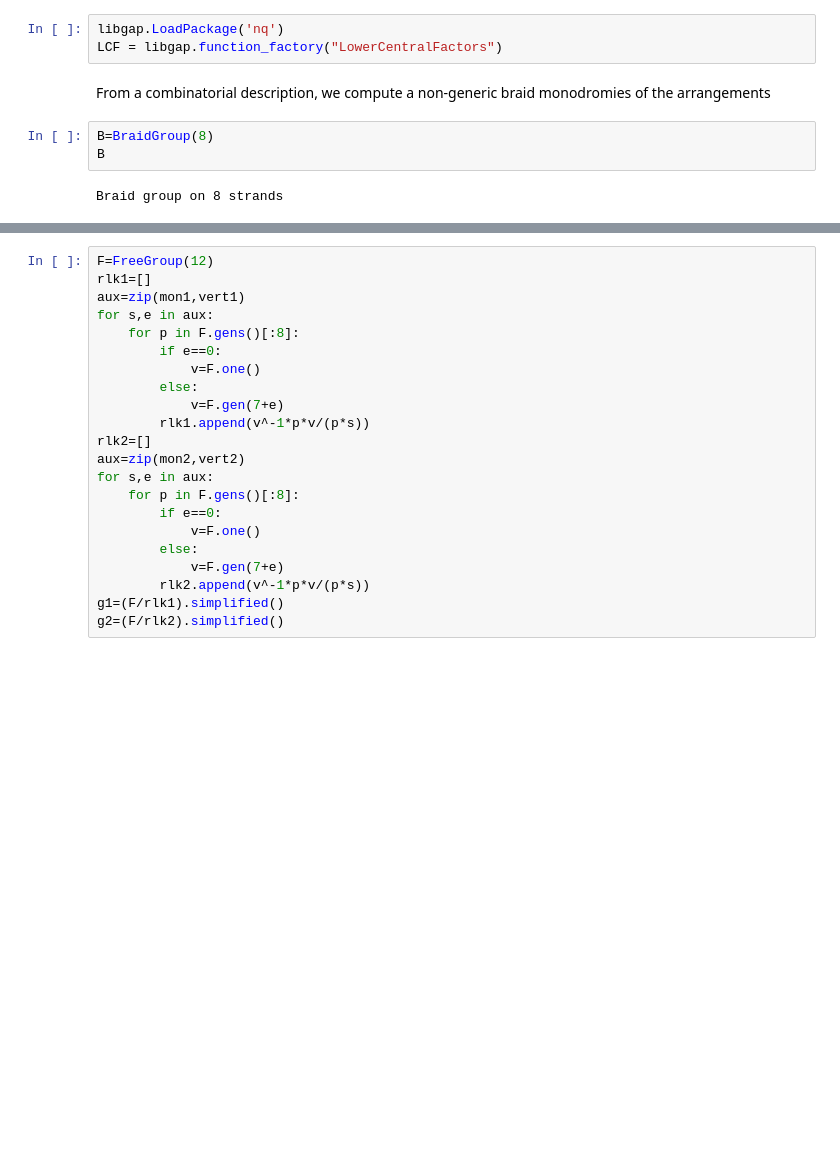
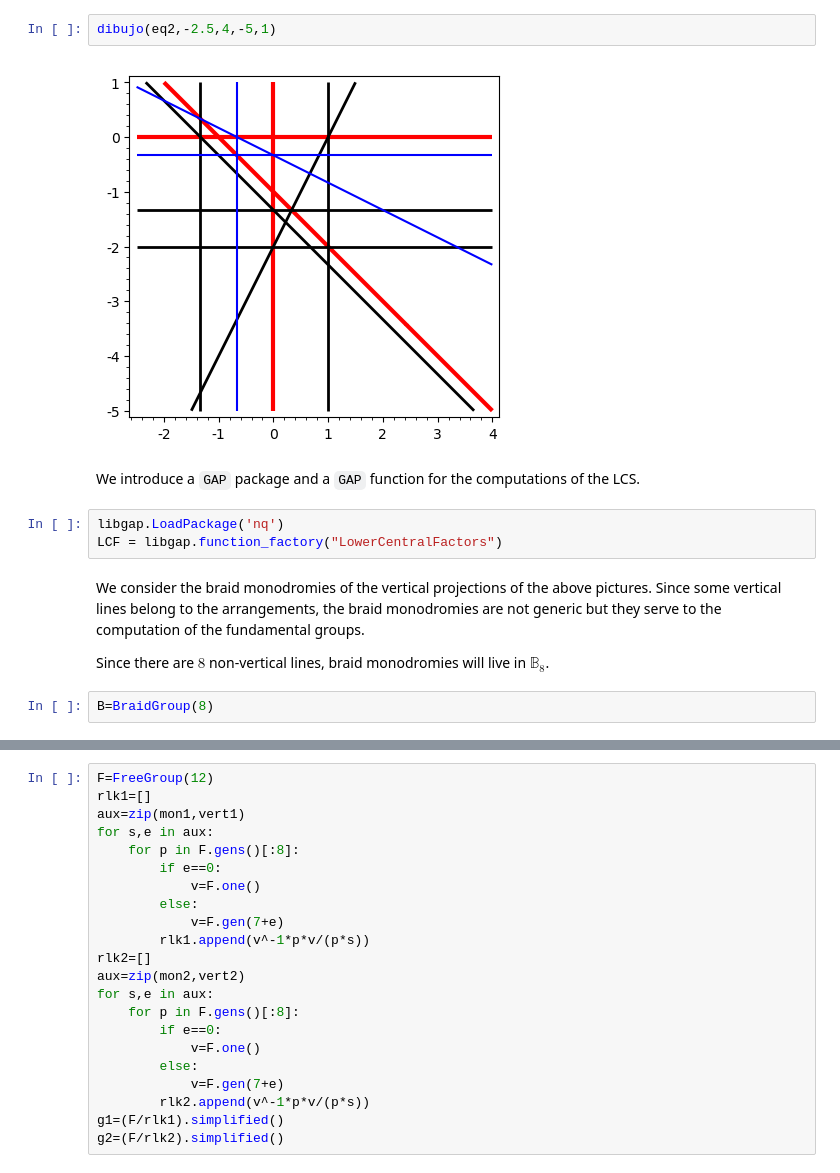
Before and after one commit to enriqueartal/GuervilleViuZariskiPairs, a Jupyter notebook: GuervilleViuArrangement1.ipynb, the cells around one changed output, grey strips where cells are left out. Cells and saved outputs as stored; diff of their text form; blank space fills up the shorter version.

```diff
--- a/GuervilleViuArrangement1.ipynb
+++ b/GuervilleViuArrangement1.ipynb
@@ -3,10 +24,15 @@ We introduce the needed functions.
+# %%
+dibujo(eq2,-2.5,4,-5,1)
+# %% [output]
+[figure, added]
+# %% [markdown]
+We introduce a `GAP` package and a `GAP` function for the computations of the LCS.
 # %%
 libgap.LoadPackage('nq')
 LCF = libgap.function_factory("LowerCentralFactors")
-# %% [markdown]
-From a combinatorial description, we compute a non-generic braid monodromies of the arrangements
+# %% [markdown]
+We consider the braid monodromies of the vertical projections of the above pictures. Since some vertical lines belong to the arrangements, the braid monodromies are not generic but they serve to the computation of the fundamental groups.
+
+Since there are $8$ non-vertical lines, braid monodromies will live in $\mathbb{B}_8$.
 # %%
 B=BraidGroup(8)
-B
-# %% [output]
-Braid group on 8 strands
```
Also changed, not shown: parts of 18 cells of this notebook.
